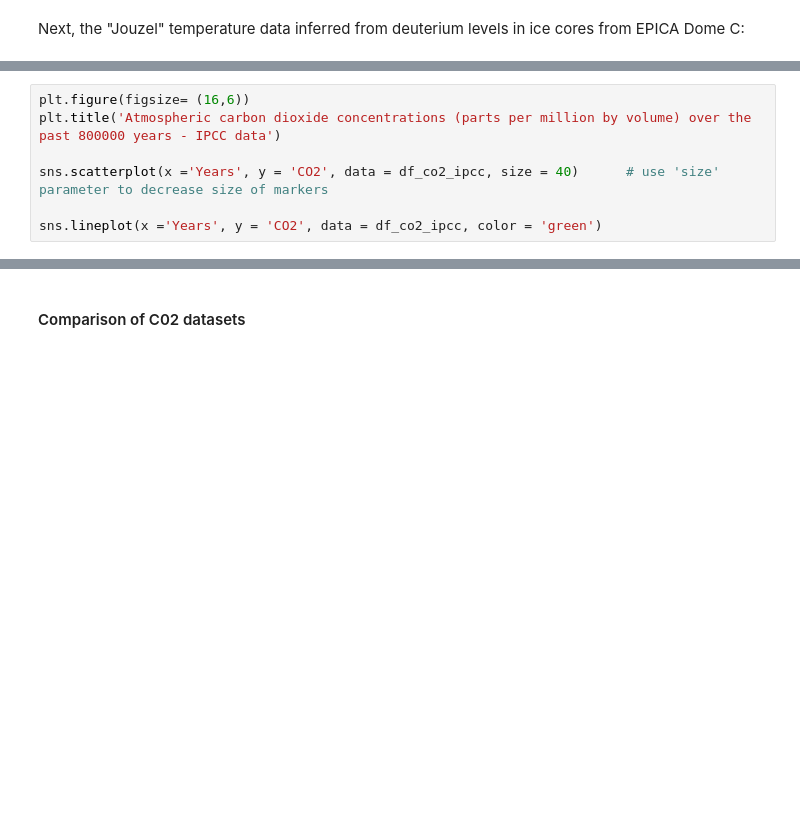
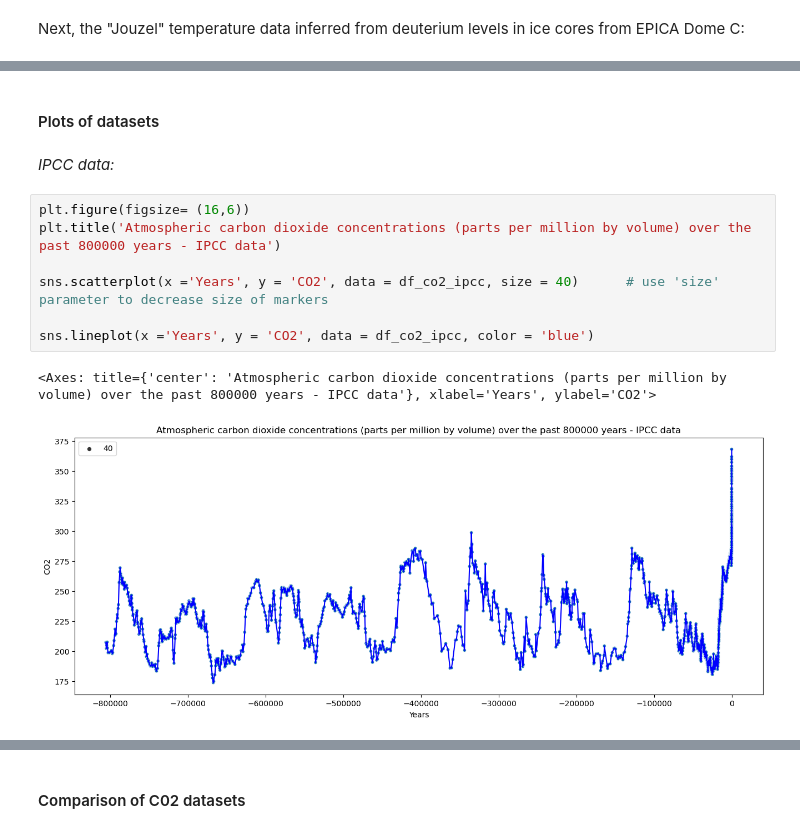
Before and after one commit to jmce22/pfda_project2, a Jupyter notebook: pfda_project2.ipynb, the cells around one changed output, grey strips where cells are left out. Saved outputs shown, nothing was run; the diff lists cells and outputs as text; blank space fills up the shorter version.

```diff
--- a/pfda_project2.ipynb
+++ b/pfda_project2.ipynb
@@ -137,7 +159,14 @@ print(df_temp_jouzel_csv)
+# %% [markdown]
+#### Plots of datasets ####
+# %% [markdown]
+*IPCC data:*
 # %%
 plt.figure(figsize= (16,6))
 plt.title('Atmospheric carbon dioxide concentrations (parts per million by volume) over the past 800000 years - IPCC data')
 
 sns.scatterplot(x ='Years', y = 'CO2', data = df_co2_ipcc, size = 40)      # use 'size' parameter to decrease size of markers
 
-sns.lineplot(x ='Years', y = 'CO2', data = df_co2_ipcc, color = 'green')
+sns.lineplot(x ='Years', y = 'CO2', data = df_co2_ipcc, color = 'blue')
+# %% [output]
+<Axes: title={'center': 'Atmospheric carbon dioxide concentrations (parts per million by volume) over the past 800000 years - IPCC data'}, xlabel='Years', ylabel='CO2'>
+[figure, added]
```
Also changed, not shown: parts of 17 cells of this notebook, 2 other files.
